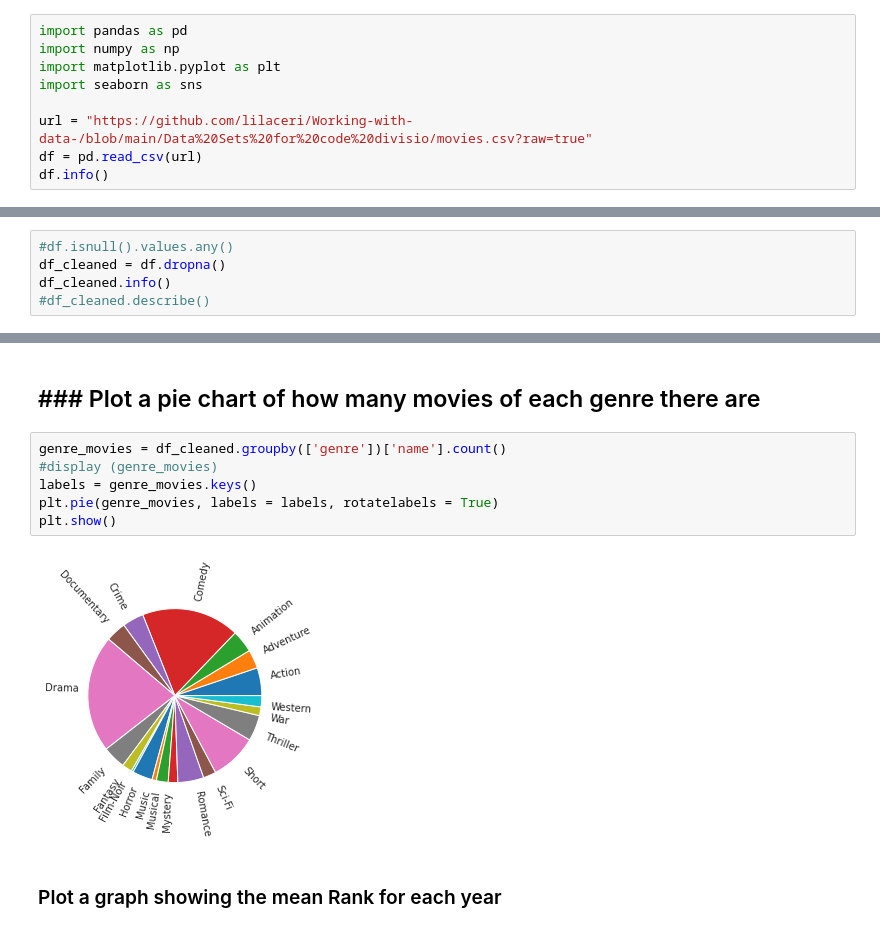
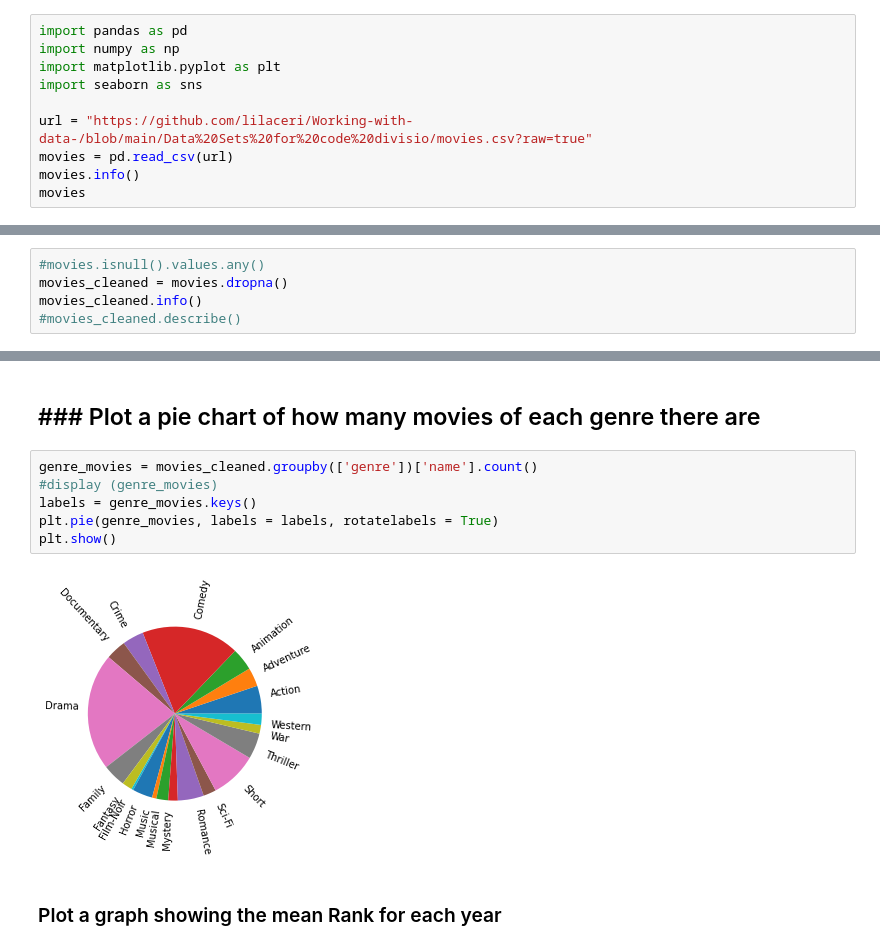
Before and after one commit to EllenSakkla/-PythonFundamentals, a Jupyter notebook: projects/Copy_of_10_2_Movies_Project.ipynb, the cells around one changed output, grey strips where cells are left out. Saved outputs shown, nothing was run; the diff lists cells and outputs as text.

```diff
--- a/projects/Copy_of_10_2_Movies_Project.ipynb
+++ b/projects/Copy_of_10_2_Movies_Project.ipynb
@@ -19,8 +17,9 @@ import matplotlib.pyplot as plt
 import seaborn as sns
 
 url = "https://github.com/lilaceri/Working-with-data-/blob/main/Data%20Sets%20for%20code%20divisio/movies.csv?raw=true"
-df = pd.read_csv(url)
-df.info()
+movies = pd.read_csv(url)
+movies.info()
+movies
 # %% [output]
 <class 'pandas.core.frame.DataFrame'>
 RangeIndex: 368894 entries, 0 to 368893
@@ -47,10 +59,10 @@ Sort by genre or year.
 Remove films with no ranking - to reduce the size.
 Decided only rank needed to be cleaned up.
 # %%
-#df.isnull().values.any()
-df_cleaned = df.dropna()
-df_cleaned.info()
-#df_cleaned.describe()
+#movies.isnull().values.any()
+movies_cleaned = movies.dropna()
+movies_cleaned.info()
+#movies_cleaned.describe()
 # %% [output]
 <class 'pandas.core.frame.DataFrame'>
 Int64Index: 113376 entries, 77 to 368891
@@ -201,13 +213,13 @@ plt.show()
 ### Plot a pie chart of how many movies of each genre there are
 ---
 # %%
-genre_movies = df_cleaned.groupby(['genre'])['name'].count()
+genre_movies = movies_cleaned.groupby(['genre'])['name'].count()
 #display (genre_movies)
 labels = genre_movies.keys()
 plt.pie(genre_movies, labels = labels, rotatelabels = True)
 plt.show()
 # %% [output]
-[figure, old version]
+[figure, new version]
 # %% [markdown]
 ### Plot a graph showing the mean Rank for each year
 # %%
```
Also changed, not shown: parts of 11 cells of this notebook.
